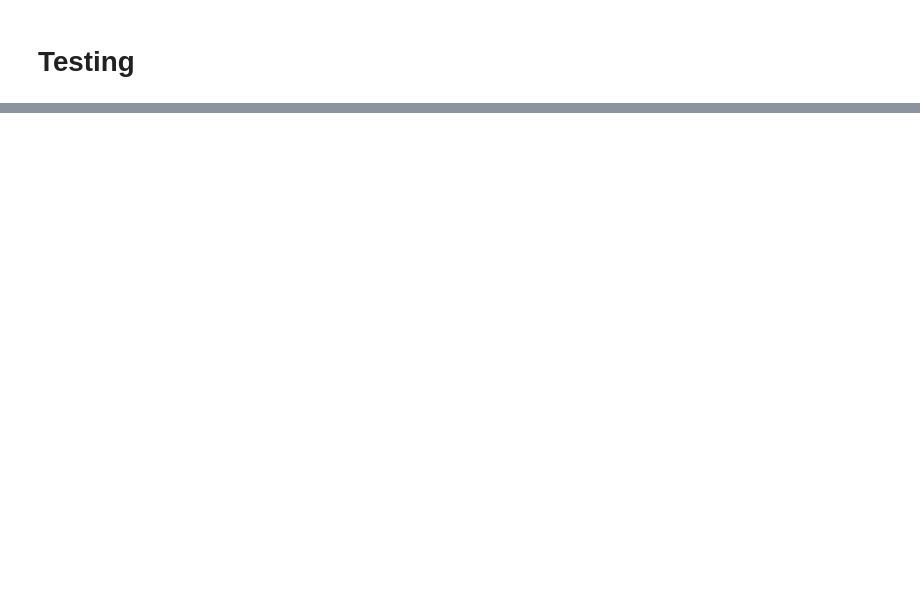
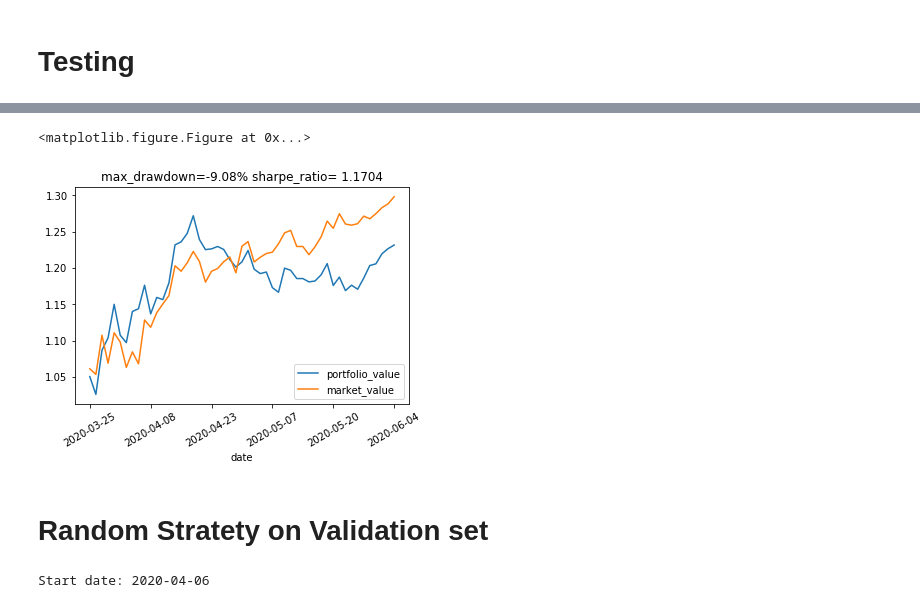
Before and after one commit to Tsedao/SPDQ, a Jupyter notebook: portfolio_simulation.ipynb, the cells around one changed output, grey strips where cells are left out. Drawn from its saved outputs; the diff is of its cells as text; code cells hidden in the pictures; blank space fills up the shorter version.

```diff
--- a/portfolio_simulation.ipynb
+++ b/portfolio_simulation.ipynb
@@ -48,3 +56,8 @@ a[-3:]
+# %%
+env_validating = PortfolioEnv(history=history_stock_price_validating,
+                                abbreviation=abbreviations,
+                                timestamp=timestamp_validating,
+                                steps=50)
 # %% [markdown]
 # DDPG
 # %%
@@ -80,7 +89,7 @@ Instructions for updating:
 Deprecated in favor of operator or tf.math.divide.
 WARNING:tensorflow:From /Users/songzitao/Projects/RL/model/core/actor.py:75: The name tf.train.AdamOptimizer is deprecated. Please use tf.compat.v1.train.AdamOptimizer instead.
 # %%
-myddpg = DDPG(env,sess,stockactor,critic=stockcritic,
+myddpg_training = DDPG(env_training,sess,stockactor,critic=stockcritic,
               actor_noise=actor_noise, config=config)
 # %% [output]
 WARNING:tensorflow:From /Users/songzitao/Projects/RL/model/ddpg/ddpg.py:17: The name tf.summary.scalar is deprecated. Please use tf.compat.v1.summary.scalar instead.
@@ -92,7 +101,7 @@ myddpg.initialize(load_weights=False)  # change to True to load weights
 Build model from scratch
 WARNING:tensorflow:From /Users/songzitao/Projects/RL/model/ddpg/ddpg.py:70: The name tf.global_variables_initializer is deprecated. Please use tf.compat.v1.global_variables_initializer instead.
 # %%
-myddpg.train()
+myddpg_training.train()
 # %% [output]
 WARNING:tensorflow:From /Users/songzitao/Projects/RL/model/ddpg/ddpg.py:81: The name tf.summary.FileWriter is deprecated. Please use tf.compat.v1.summary.FileWriter instead.
 
@@ -109,2 +141,14 @@ for i in range(1000):
 # %%
-env.render()
+env_validating.render()
+# %% [output]
+<matplotlib.figure.Figure at 0x...>
+[figure, added]
+# %% [markdown]
+# Random Stratety on Validation set
+# %%
+pre_obs, ground_truth_obs = env_validating.reset()
+done = False
+while not done:
+    observation, onestep_r, done, info = env_validating.step(np.random.rand(11))
+# %% [output]
+Start date: 2020-04-06
```
Also changed, not shown: parts of 19 cells of this notebook.
